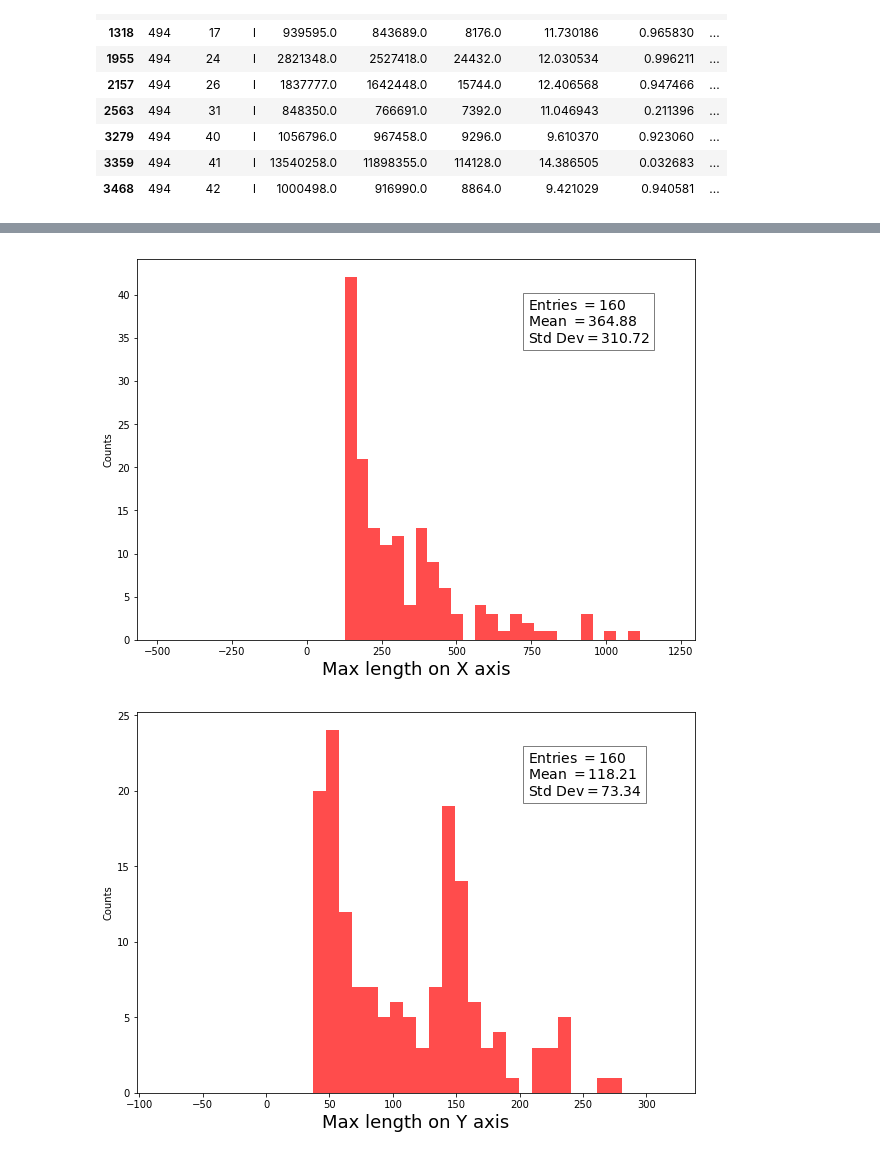
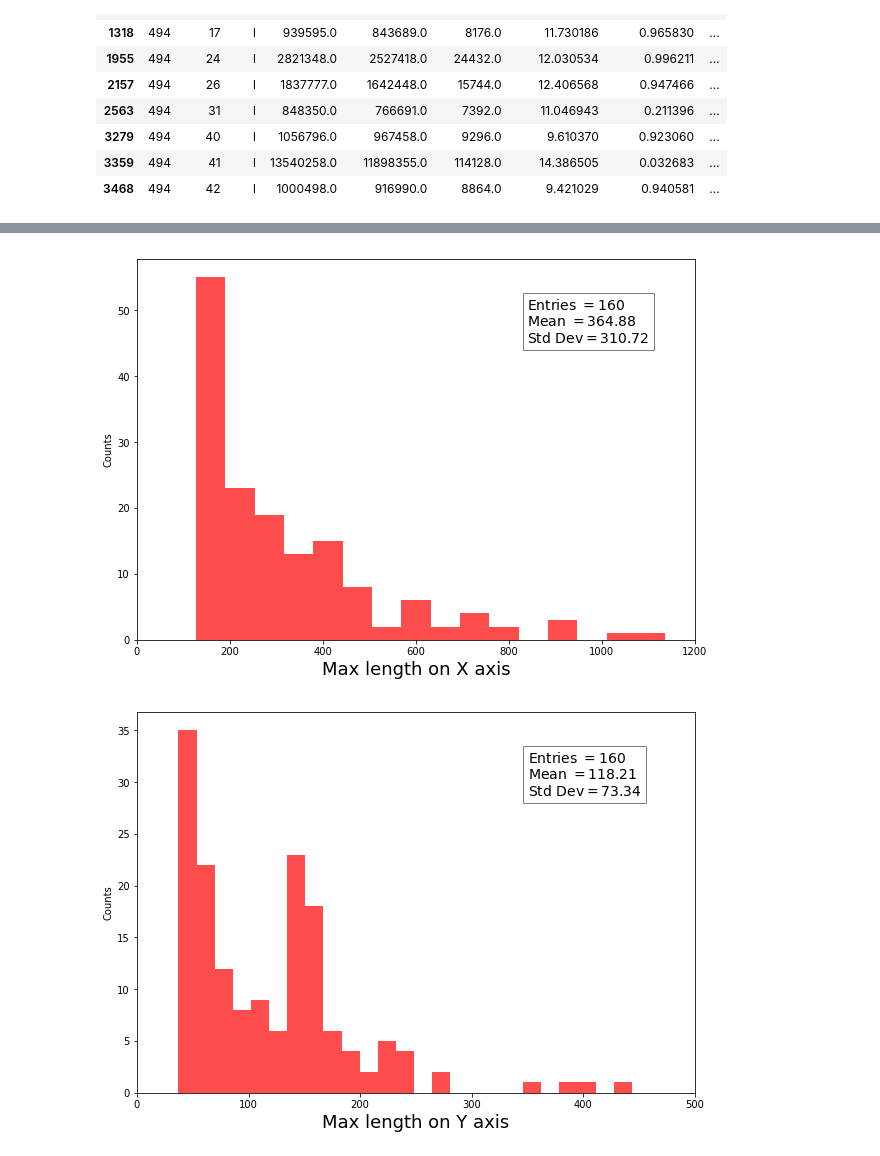
Before and after one commit to igorabritta/cygno, a Jupyter notebook: CreateVariables.ipynb, the cells around one changed output, grey strips where cells are left out. Drawn from its saved outputs; the diff is of its cells as text; code cells hidden in the pictures.

```diff
--- a/CreateVariables.ipynb
+++ b/CreateVariables.ipynb
@@ -147,7 +144,7 @@ tl.plot2hist(SPP, bins = 25, nsd = 1, nse = 5, label='SumPixels', logx = False,
 ## Ploting the specified type of cluster
 # %%
 tag = 'l'
-for cluN in df[df['Tag'] == tag].index:
+for cluN in ttt:
 
     #cluN = 91 ## Specified Cluster
 
@@ -206,7 +214,7 @@ meanLY = np.zeros(featuresL.shape[0],dtype=float)
 tag = 'l'
 debug = False
 it = -1
-for cluN in df[df['Tag'] == tag].index:
+for cluN in [91]:#df[df['Tag'] == tag].index:
     ind = cluN
     it += 1
 
@@ -267,9 +289,9 @@ featuresL.head()
 # %%
-plot2hist(featuresL.MaxLengthX, bins = 40, nsd = 3, nse = 3, label='Max length on X axis', logx = False, logy = False, density=False)
-plot2hist(featuresL.MaxLengthY, bins = 40, nsd = 3, nse = 3, label='Max length on Y axis', logx = False, logy = False, density=False)
-plot2hist(featuresL.MeanLengthX, bins = 40, nsd = 3, nse = 3, label='Mean length on X axis', logx = False, logy = False, density=False)
-plot2hist(featuresL.MeanLengthY, bins = 40, nsd = 3, nse = 3, label='Mean length on Y axis', logx = False, logy = False, density=False)
-plot2hist(featuresL.MeanLengthX/featuresL.MeanLengthY, bins = 40, nsd = 3, nse = 3, label='Mean length ratio between X and Y', logx = False, logy = False, density=False)
+plot1hist(featuresL.MaxLengthX, bins = 25, liml = 0, limr = 1200, label='Max length on X axis', logx = False, logy = False, density=False)
+plot1hist(featuresL.MaxLengthY, bins = 25, liml = 0, limr = 500, label='Max length on Y axis', logx = False, logy = False, density=False)
+plot1hist(featuresL.MeanLengthX, bins = 25, liml = 0, limr = 1000, label='Mean length on X axis', logx = False, logy = False, density=False)
+plot1hist(featuresL.MeanLengthY, bins = 25, liml = 0, limr = 350, label='Mean length on Y axis', logx = False, logy = False, density=False)
+plot1hist(featuresL.MeanLengthX/featuresL.MeanLengthY, bins = 25, liml = 0, limr = 40, label='Mean length ratio between X and Y', logx = False, logy = False, density=False)
 # %% [output]
-[figure, old version]
+[figure, new version]
-[figure, old version]
+[figure, new version]
```
Also changed, not shown: parts of 12 cells of this notebook, 2 other files.
